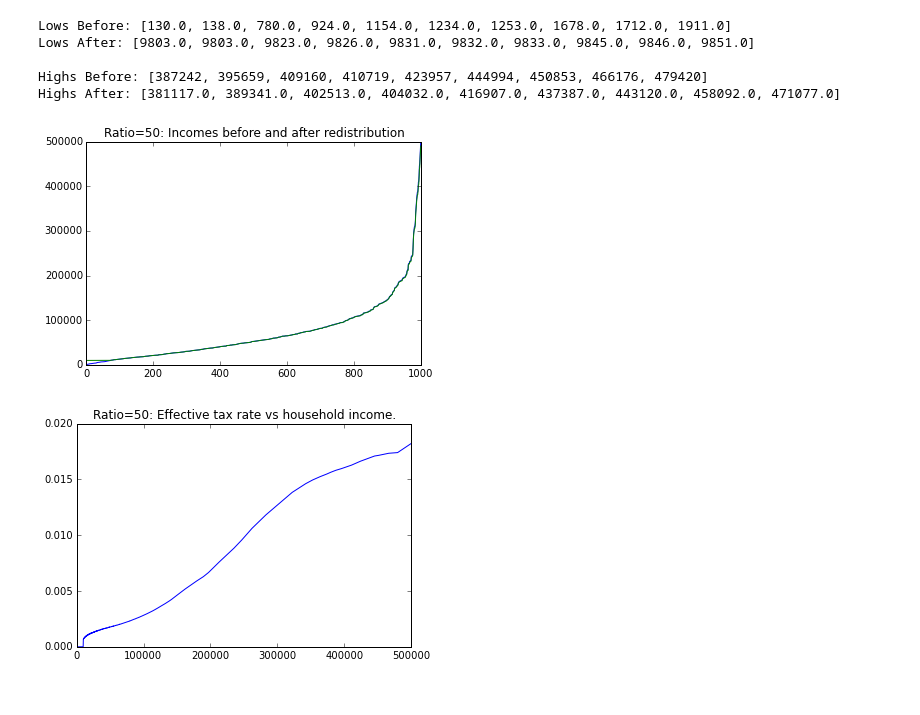
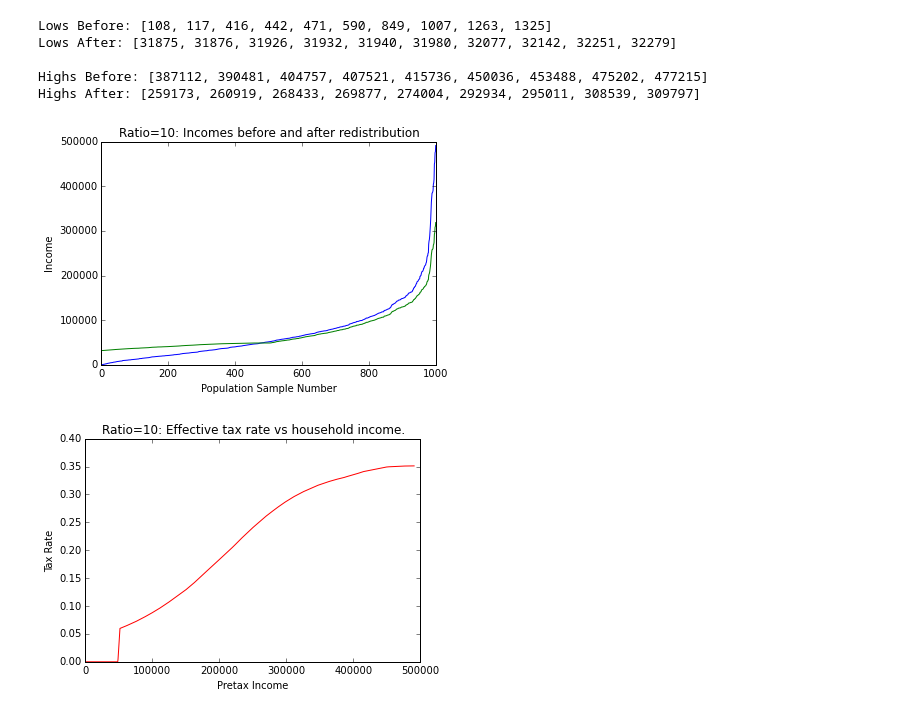
Before and after one commit to Michael-F-Ellis/MIRRA, a Jupyter notebook: MIRRA.ipynb, the cells around one changed output. Saved outputs shown, nothing was run; the diff lists cells and outputs as text; code cells hidden in the pictures.

Commit message:
Added files via upload
Add titles and labels to plots.  Add discussion.

```diff
--- a/MIRRA.ipynb
+++ b/MIRRA.ipynb
@@ -15,10 +55,13 @@ IPython.OutputArea.auto_scroll_threshold = 9999;
 """
 Redistribution based on targeted ratio of min to max incomes of a population.
 Author: Michael Ellis
-Copyright 2015 Ellis & Grant, Inc.
+Copyright 2015-2016 Ellis & Grant, Inc.
 License: Gnu GPL
 """
-from matplotlib import *
+%matplotlib inline
+import numpy as np
+import matplotlib.pyplot as plt
+
 from copy import copy
 import math
 BEFORE = []  ## Array of incomes before redistribution
@@ -36,8 +79,12 @@ def init_incomes():
     """
     Each entry in the list below is a 3-tuple describing and income bracket and the number
     of households per thousand in the bracket, e.g. (39, 5000, 9999) means that 39 per 1000 households
-    have incomes between $5000 and $9999. See Table 1 in
+    have incomes between $5000 and $9999. See Table 1 in [Elwell]
     https://fas.org/sgp/crs/misc/RS20811.pdf for DIST data.
+
+    Note that the upper limit of $499,999 for the highest bracket was chosen somewhat arbitrarily so that
+    when sample using a uniform distribution, the mean income for the entire distribution is close to the
+    value of $71,274 reported in [Elwell]
     """
     DIST = [(34, 1, 5000), (39, 5000, 9999), (57, 10000, 14999),
             (58, 15000, 19999), (55, 20000, 24999), (54, 25000, 29999),
@@ -46,6 +93,7 @@ def init_incomes():
             (59, 70000, 79999), (49, 80000, 89999), (40, 90000, 99999),
             (77, 100000, 124999), (47, 125000, 149999), (50, 150000, 199999),
             (21, 200000, 249999), (24, 250000, 499999),]
+
 
     ## Populate our pre-tax incomes array with 1000 simulated household incomes.
     ## For inital development, use a uniform distribution within each bracket.
@@ -61,10 +109,10 @@ def init_incomes():
 
     ## Fill the LSPACE array indices from 0 to 999
     LSPACE = range(len(BEFORE))
-
+    print np.median(BEFORE), np.mean(BEFORE)
     return
 
-def redistribute(ratio, show=False):
+def run_mirra(ratio, show=False):
     """
     Apply the algorithm.
 
@@ -95,6 +143,14 @@ def redistribute(ratio, show=False):
                 AFTER[i] += share
             # Make sure no money has disappeared or been created.
             assert abs(sum(BEFORE) - sum(AFTER))/sum(BEFORE) < 1e6
+            # Check monotonicity
+            mono_errs = 0
+            for i in xrange(npop-1):
+                if AFTER[i] > AFTER[i+1]:
+                    print i, AFTER[1], AFTER[i+1], AFTER[i+1] - AFTER[i]
+                    mono_errs += 1
+            assert mono_errs == 0
+
             break  # We're done
         else:
             index = -1  # end of list contains highest income
@@ -130,6 +186,8 @@ def redistribute(ratio, show=False):
     plt.figure(1)
     plt.plot(LSPACE, BEFORE, 'b', LSPACE, AFTER, 'g')
     plt.title("Ratio={}: Incomes before and after redistribution".format(ratio))
+    plt.xlabel("Population Sample Number")
+    plt.ylabel("Income")
 
     ## Show the effect on the 10 highest and lowest incomes
     showhilo(BEFORE, AFTER)
@@ -137,8 +195,10 @@ def redistribute(ratio, show=False):
     ## Compute and plot the effective tax rates for each household
     efftax = effectivetax(BEFORE, AFTER)
     plt.figure(2)
-    plt.plot(BEFORE, efftax)
+    plt.plot(BEFORE, efftax, 'r')
     plt.title("Ratio={}: Effective tax rate vs household income.".format(ratio))
+    plt.xlabel("Pretax Income")
+    plt.ylabel("Tax Rate")
 
 
 def showhilo(before, after):
@@ -149,9 +209,9 @@ def showhilo(before, after):
         return [int(f) for f in np.rint(lis)]
 
     top10before = roundlist2int(before[-10:-1])
-    top10after = [round(i) for i in after[-10:-1]]
-    low10before = [round(i) for i in before[:10]]
-    low10after = [round(i) for i in after[:10]]
+    top10after = roundlist2int(after[-10:-1])
+    low10before = roundlist2int(before[:10])
+    low10after = roundlist2int(after[:10])
 
     print "Lows Before: {}".format(low10before)
     print "Lows After: {}".format(low10after)
@@ -196,10 +238,10 @@ Highs After: [347982.0, 354942.0, 366107.0, 367377.0, 377925.0, 395197.0, 400077
-# %%
-redistribute(50)
-# %% [output]
-Lows Before: [130.0, 138.0, 780.0, 924.0, 1154.0, 1234.0, 1253.0, 1678.0, 1712.0, 1911.0]
-Lows After: [9803.0, 9803.0, 9823.0, 9826.0, 9831.0, 9832.0, 9833.0, 9845.0, 9846.0, 9851.0]
-
-Highs Before: [387242, 395659, 409160, 410719, 423957, 444994, 450853, 466176, 479420]
-Highs After: [381117.0, 389341.0, 402513.0, 404032.0, 416907.0, 437387.0, 443120.0, 458092.0, 471077.0]
-[figure, removed]
-[figure, removed]
+# %%
+run_mirra(ratio=10)
+# %% [output]
+Lows Before: [108, 117, 416, 442, 471, 590, 849, 1007, 1263, 1325]
+Lows After: [31875, 31876, 31926, 31932, 31940, 31980, 32077, 32142, 32251, 32279]
+
+Highs Before: [387112, 390481, 404757, 407521, 415736, 450036, 453488, 475202, 477215]
+Highs After: [259173, 260919, 268433, 269877, 274004, 292934, 295011, 308539, 309797]
+[figure, added]
+[figure, added]
```
Also changed, not shown: parts of 9 cells of this notebook.
